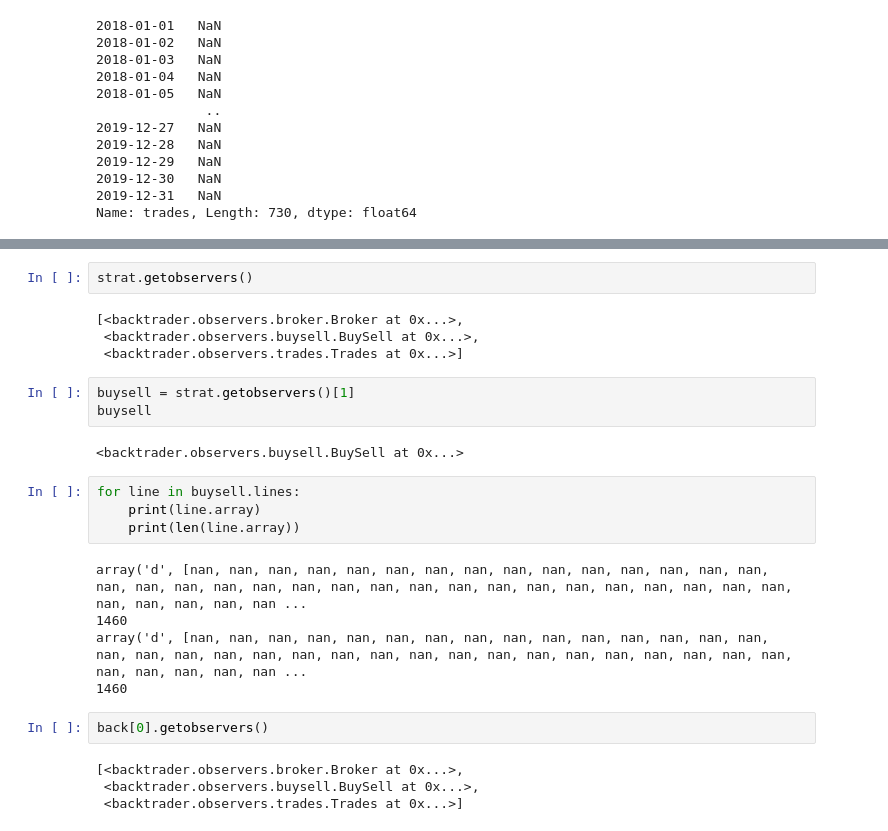
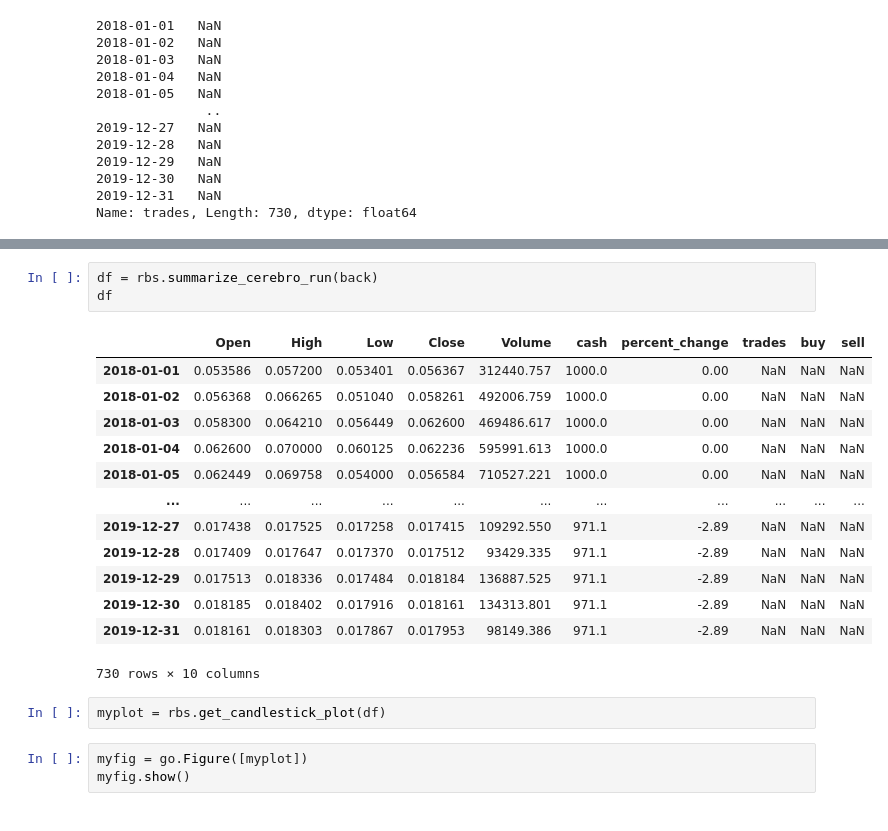
Before and after one commit to avepus/crypto-model, a Jupyter notebook: notebooks/backtrader_playground.ipynb, the cells around one changed output, grey strips where cells are left out. Saved outputs shown, nothing was run; the diff lists cells and outputs as text.

Commit message:
candlestick plot method

```diff
--- a/notebooks/backtrader_playground.ipynb
+++ b/notebooks/backtrader_playground.ipynb
@@ -520,26 +539,22 @@ strat = <__main__.MaCrossStrategy object at 0x...>
-# %%
-strat.getobservers()
-# %% [output]
-[<backtrader.observers.broker.Broker at 0x...>,
- <backtrader.observers.buysell.BuySell at 0x...>,
- <backtrader.observers.trades.Trades at 0x...>]
-# %%
-buysell = strat.getobservers()[1]
-buysell
-# %% [output]
-<backtrader.observers.buysell.BuySell at 0x...>
-# %%
-for line in buysell.lines:
-    print(line.array)
-    print(len(line.array))
-# %% [output]
-array('d', [nan, nan, nan, nan, nan, nan, nan, nan, nan, nan, nan, nan, nan, nan, nan, nan, nan, nan, nan, nan, nan, nan, nan, nan, nan, nan, nan, nan, nan, nan, nan, nan, nan, nan, nan, nan, nan, nan ...
-1460
-array('d', [nan, nan, nan, nan, nan, nan, nan, nan, nan, nan, nan, nan, nan, nan, nan, nan, nan, nan, nan, nan, nan, nan, nan, nan, nan, nan, nan, nan, nan, nan, nan, nan, nan, nan, nan, nan, nan, nan ...
-1460
-# %%
-back[0].getobservers()
-# %% [output]
-[<backtrader.observers.broker.Broker at 0x...>,
- <backtrader.observers.buysell.BuySell at 0x...>,
- <backtrader.observers.trades.Trades at 0x...>]
+# %%
+df = rbs.summarize_cerebro_run(back)
+df
+# %% [output]
+|  | Open | High | Low | Close | Volume | cash | percent_change | trades | buy | sell |
+| 2018-01-01 | 0.053586 | 0.057200 | 0.053401 | 0.056367 | 312440.757 | 1000.0 | 0.00 | NaN | NaN | NaN |
+| 2018-01-02 | 0.056368 | 0.066265 | 0.051040 | 0.058261 | 492006.759 | 1000.0 | 0.00 | NaN | NaN | NaN |
+| 2018-01-03 | 0.058300 | 0.064210 | 0.056449 | 0.062600 | 469486.617 | 1000.0 | 0.00 | NaN | NaN | NaN |
+| 2018-01-04 | 0.062600 | 0.070000 | 0.060125 | 0.062236 | 595991.613 | 1000.0 | 0.00 | NaN | NaN | NaN |
+| 2018-01-05 | 0.062449 | 0.069758 | 0.054000 | 0.056584 | 710527.221 | 1000.0 | 0.00 | NaN | NaN | NaN |
+| ... | ... | ... | ... | ... | ... | ... | ... | ... | ... | ... |
+| 2019-12-27 | 0.017438 | 0.017525 | 0.017258 | 0.017415 | 109292.550 | 971.1 | -2.89 | NaN | NaN | NaN |
+| 2019-12-28 | 0.017409 | 0.017647 | 0.017370 | 0.017512 | 93429.335 | 971.1 | -2.89 | NaN | NaN | NaN |
+| 2019-12-29 | 0.017513 | 0.018336 | 0.017484 | 0.018184 | 136887.525 | 971.1 | -2.89 | NaN | NaN | NaN |
+| 2019-12-30 | 0.018185 | 0.018402 | 0.017916 | 0.018161 | 134313.801 | 971.1 | -2.89 | NaN | NaN | NaN |
+| 2019-12-31 | 0.018161 | 0.018303 | 0.017867 | 0.017953 | 98149.386 | 971.1 | -2.89 | NaN | NaN | NaN |
+730 rows × 10 columns
+# %%
+myplot = rbs.get_candlestick_plot(df)
+# %%
+myfig = go.Figure([myplot])
+myfig.show()
```
Also changed, not shown: parts of 7 cells of this notebook, 2 other files.
